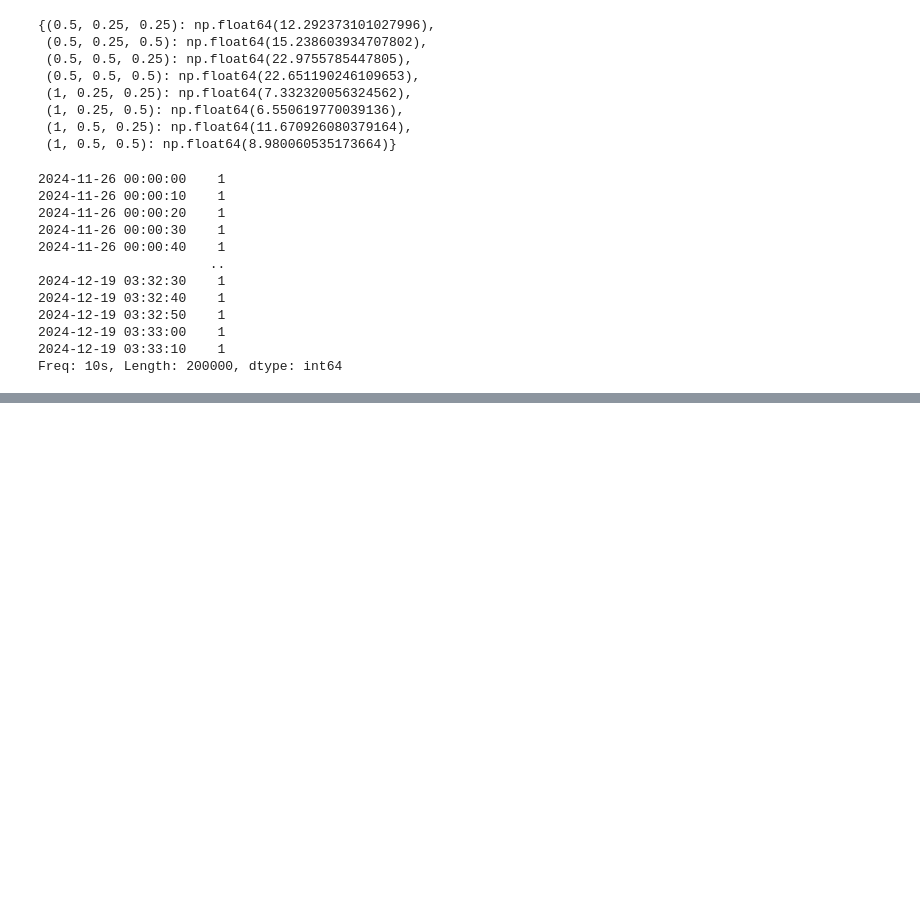
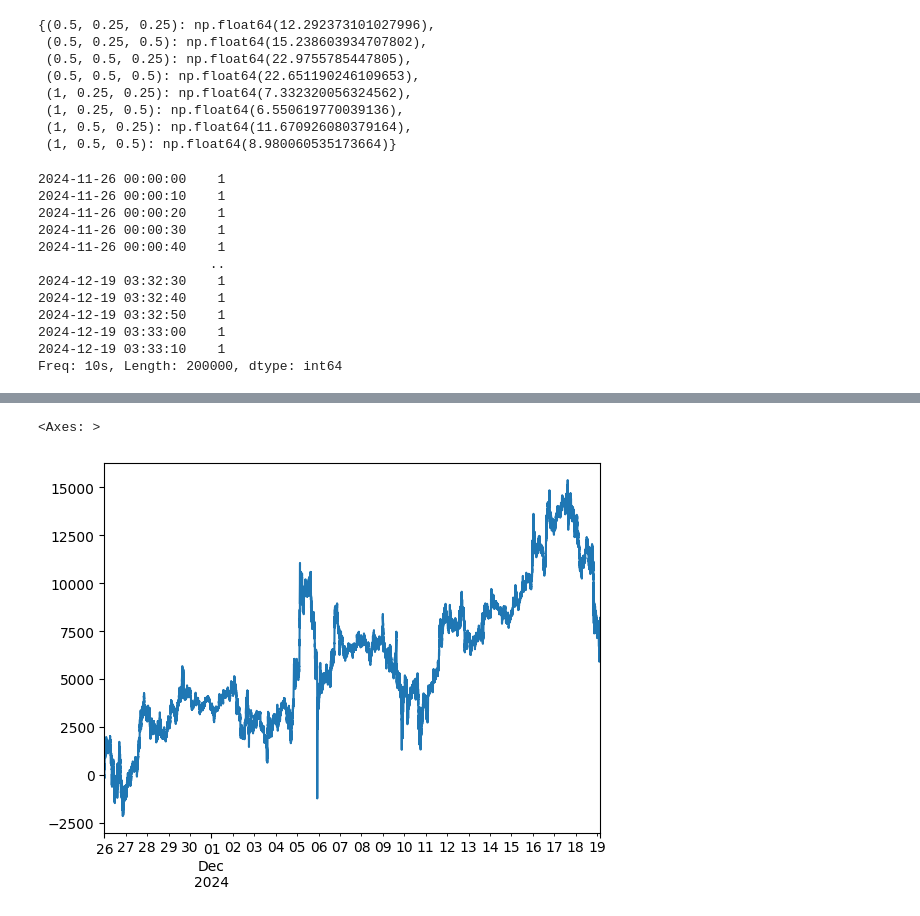
Before and after one commit to vbear97/pairs_trading_cryptocurrency, a Jupyter notebook: trading_strategy_development.ipynb, the cells around one changed output, grey strips where cells are left out. Cells and saved outputs as stored; diff of their text form; code cells hidden in the pictures; blank space fills up the shorter version.

```diff
--- a/trading_strategy_development.ipynb
+++ b/trading_strategy_development.ipynb
@@ -1254,0 +1273,7 @@ IndexingError: Too many indexers
+# %%
+#look at cumulative profits
+#seems to be quite profitable
+results_buy_hold['net_pnl_series'].cumsum().plot()
+# %% [output]
+<Axes: >
+[figure, added]
```
Also changed, not shown: parts of 15 cells of this notebook, 2 other files.
